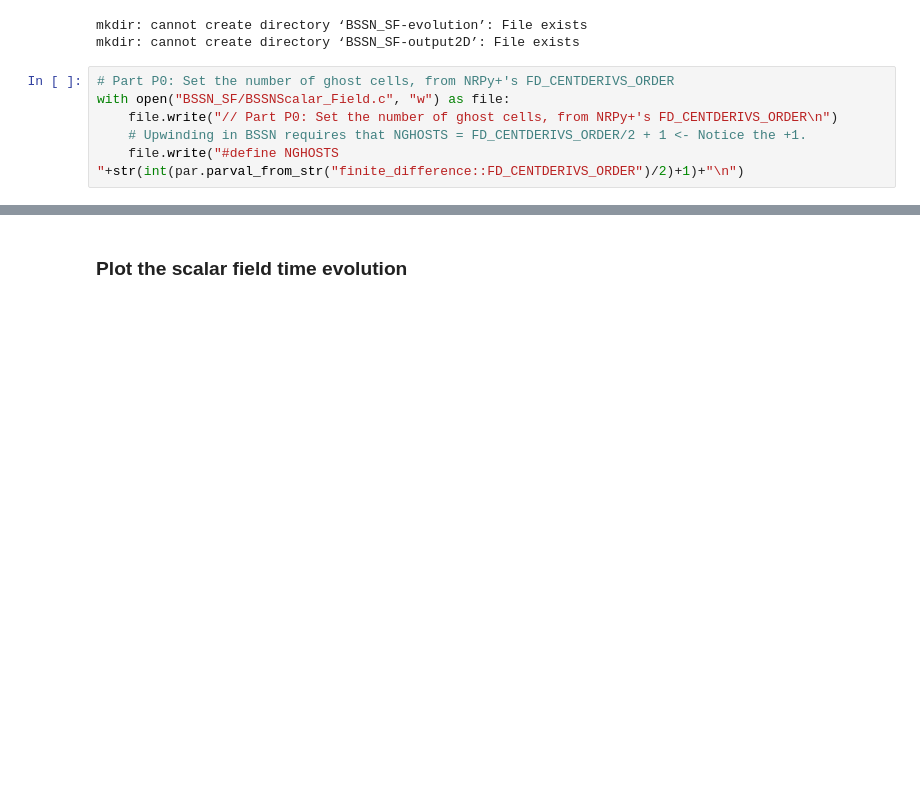
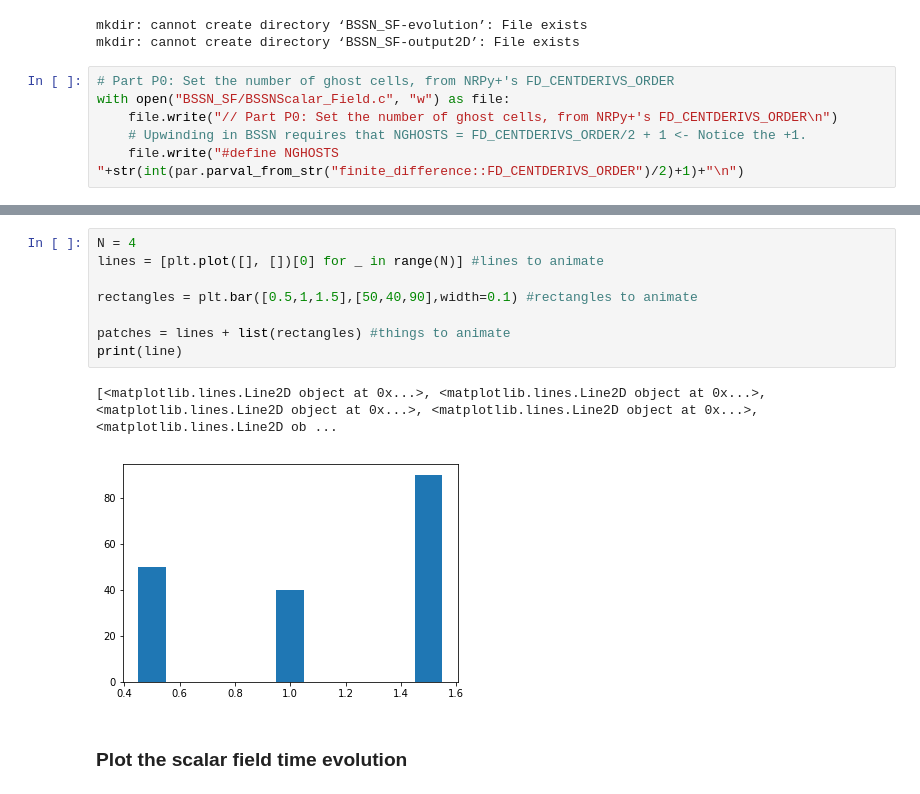
Before and after one commit to kazewong/nrpytutorial, a Jupyter notebook: notebook/scalarf_bssn.ipynb, the cells around one changed output, grey strips where cells are left out. Drawn from its saved outputs; the diff is of its cells as text; blank space fills up the shorter version.

```diff
--- a/notebook/scalarf_bssn.ipynb
+++ b/notebook/scalarf_bssn.ipynb
@@ -932,3 +976,14 @@ Finished in 4.82872319221 seconds.
+# %%
+N = 4
+lines = [plt.plot([], [])[0] for _ in range(N)] #lines to animate
+
+rectangles = plt.bar([0.5,1,1.5],[50,40,90],width=0.1) #rectangles to animate
+
+patches = lines + list(rectangles) #things to animate
+print(line)
+# %% [output]
+[<matplotlib.lines.Line2D object at 0x...>, <matplotlib.lines.Line2D object at 0x...>, <matplotlib.lines.Line2D object at 0x...>, <matplotlib.lines.Line2D object at 0x...>, <matplotlib.lines.Line2D ob ...
+[figure, added]
 # %% [markdown]
 ### Plot the scalar field time evolution
 # %%
```
Also changed, not shown: parts of 8 cells of this notebook.
